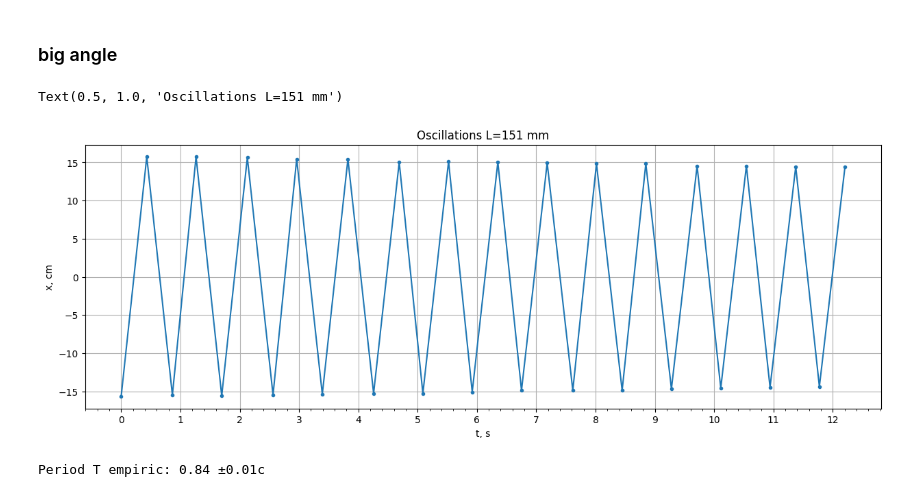
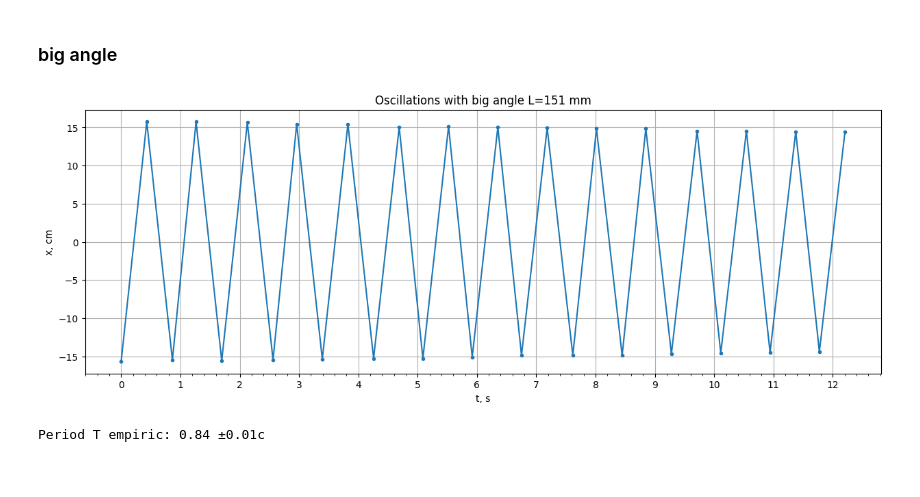
Before and after one commit to evgeny-kolonsky/Lab1_simple_pendulum, a Jupyter notebook: Lab1_pendulum.ipynb, the cells around one changed output. Saved outputs shown, nothing was run; the diff lists cells and outputs as text; code cells hidden in the pictures.

```diff
--- a/Lab1_pendulum.ipynb
+++ b/Lab1_pendulum.ipynb
@@ -80,27 +84,26 @@ Period T empiric: 0.77 ±0.02c
 # %%
 url = 'https://raw.githubusercontent.com/evgeny-kolonsky/Lab1_simple_pendulum/main/'
 file = '150_2.txt'
 text = requests.get(url+file).text.splitlines()[2:]
 
 data = np.genfromtxt(text, delimiter='\t', dtype='float')
 data = data[~np.isnan(data).any(axis=1)]
 t, x, y = data.T
 
 
 x -= x.mean()
 t -= t.min()
 
 plt.figure(figsize=(15,5))
 plt.plot(t,x*1e2, '.-')
 plt.gca().xaxis.set_major_locator(MultipleLocator())
 plt.gca().xaxis.set_minor_locator(AutoMinorLocator())
 plt.xlabel('t, s')
 plt.ylabel('x, cm')
 plt.grid()
-plt.title(f'Oscillations L={l*1e3:.0f} mm')
+plt.title(f'Oscillations with big angle L={l*1e3:.0f} mm');
 # %% [output]
-Text(0.5, 1.0, 'Oscillations L=151 mm')
-[figure, old version]
+[figure, new version]
 # %%
 t1 = 11.8 # s
 t0 = 0.0 # s
```
Also changed, not shown: parts of 3 cells of this notebook.
